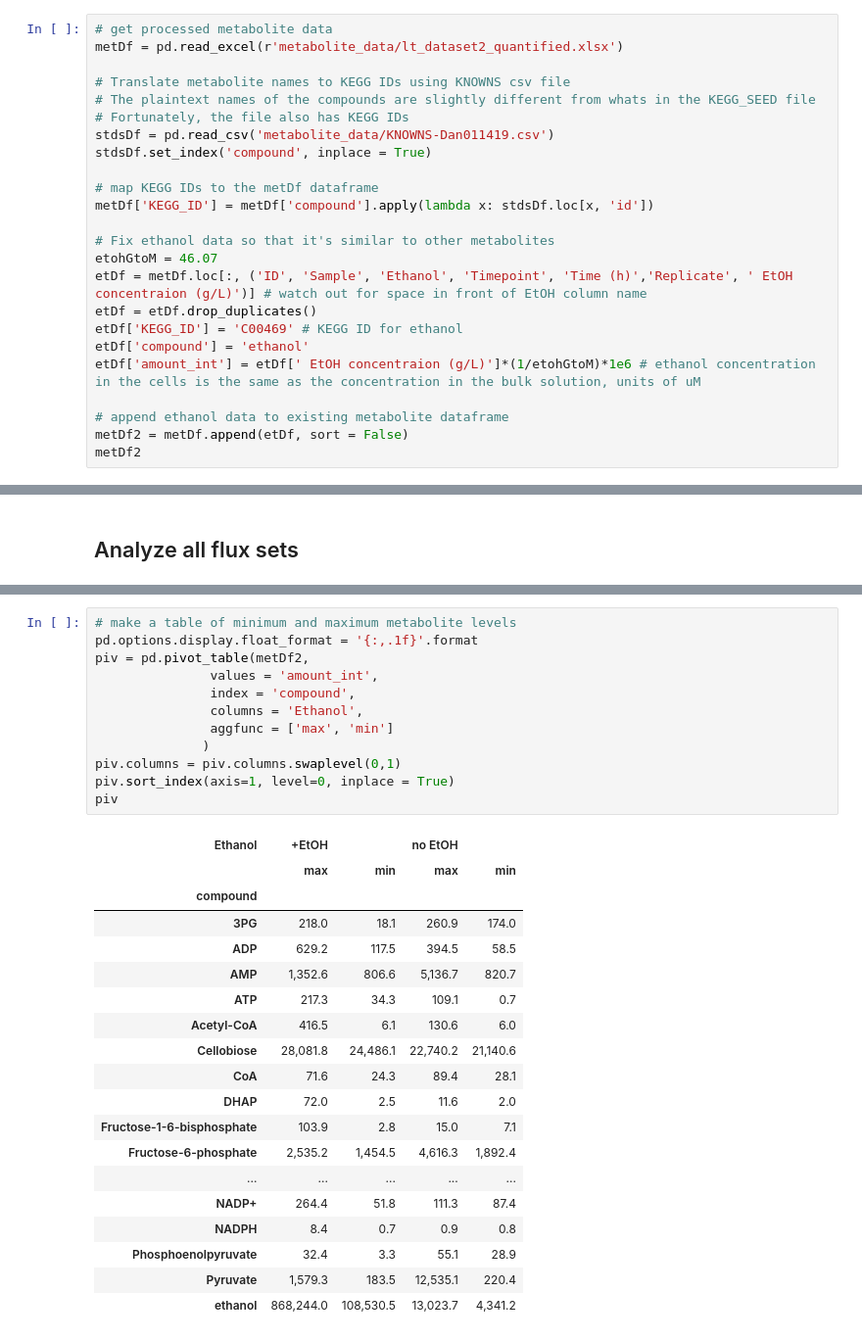
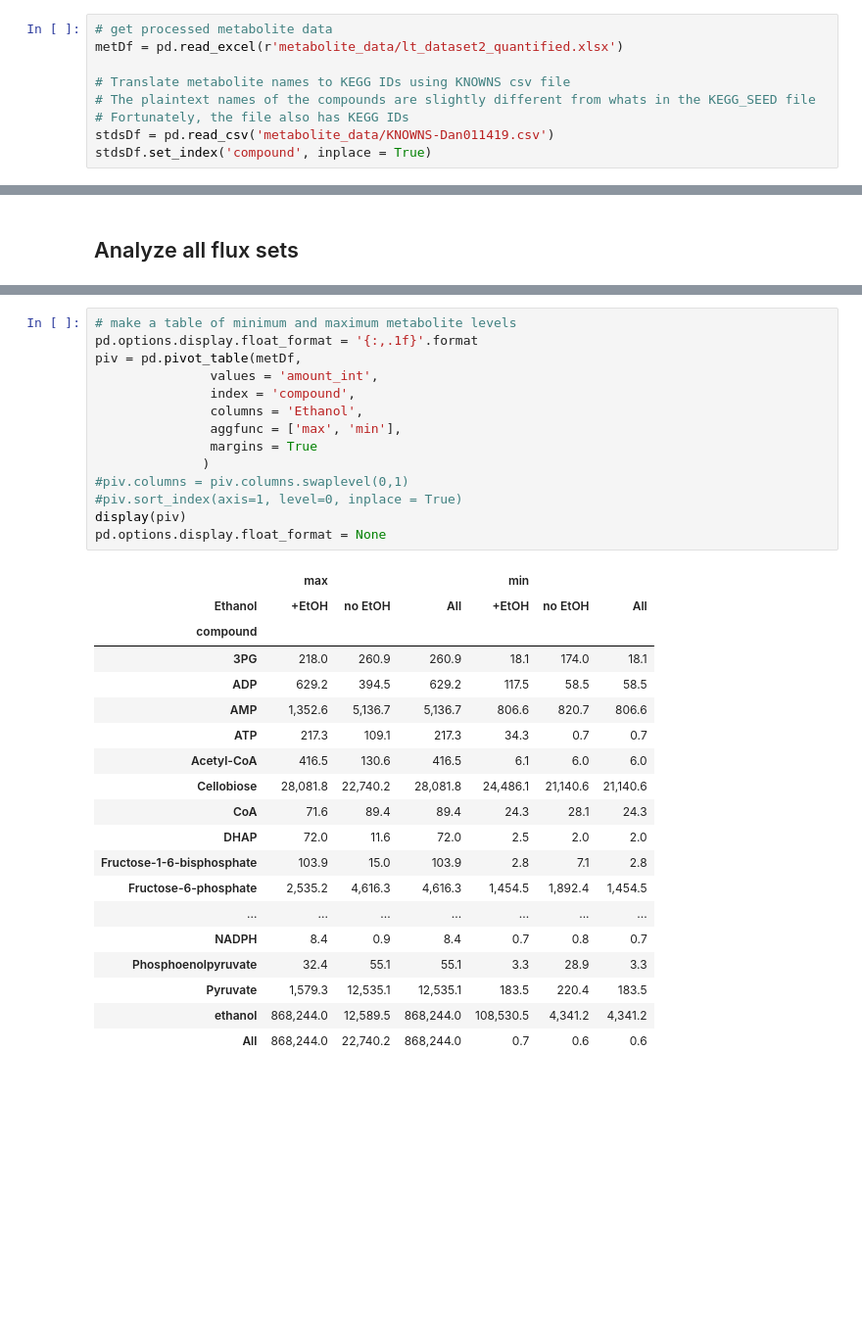
Before and after one commit to satyakamdash/Ctherm_thermo, a Jupyter notebook: Analyzing_metabolites_DO.ipynb, the cells around one changed output, grey strips where cells are left out. Shown at 98% size. Cells and saved outputs as stored; diff of their text form; blank space fills up the shorter version.

```diff
--- a/Analyzing_metabolites_DO.ipynb
+++ b/Analyzing_metabolites_DO.ipynb
@@ -157,18 +160,3 @@ metDf = pd.read_excel(r'metabolite_data/lt_dataset2_quantified.xlsx')
 # Fortunately, the file also has KEGG IDs
 stdsDf = pd.read_csv('metabolite_data/KNOWNS-Dan011419.csv')
 stdsDf.set_index('compound', inplace = True)
-
-# map KEGG IDs to the metDf dataframe
-metDf['KEGG_ID'] = metDf['compound'].apply(lambda x: stdsDf.loc[x, 'id'])
-
-# Fix ethanol data so that it's similar to other metabolites
-etohGtoM = 46.07
-etDf = metDf.loc[:, ('ID', 'Sample', 'Ethanol', 'Timepoint', 'Time (h)','Replicate', ' EtOH concentraion (g/L)')] # watch out for space in front of EtOH column name
-etDf = etDf.drop_duplicates()
-etDf['KEGG_ID'] = 'C00469' # KEGG ID for ethanol
-etDf['compound'] = 'ethanol'
-etDf['amount_int'] = etDf[' EtOH concentraion (g/L)']*(1/etohGtoM)*1e6 # ethanol concentration in the cells is the same as the concentration in the bulk solution, units of uM
-
-# append ethanol data to existing metabolite dataframe
-metDf2 = metDf.append(etDf, sort = False)
-metDf2
@@ -569,32 +591,34 @@ sampleDf
 # %%
 # make a table of minimum and maximum metabolite levels
 pd.options.display.float_format = '{:,.1f}'.format
-piv = pd.pivot_table(metDf2,
+piv = pd.pivot_table(metDf,
                values = 'amount_int',
                index = 'compound',
                columns = 'Ethanol',
-               aggfunc = ['max', 'min']
+               aggfunc = ['max', 'min'],
+               margins = True
               )
-piv.columns = piv.columns.swaplevel(0,1)
-piv.sort_index(axis=1, level=0, inplace = True)
-piv
+#piv.columns = piv.columns.swaplevel(0,1)
+#piv.sort_index(axis=1, level=0, inplace = True)
+display(piv)
+pd.options.display.float_format = None
 # %% [output]
-| Ethanol | +EtOH |  | no EtOH |  |
-|  | max | min | max | min |
-| compound |  |  |  |  |
-| 3PG | 218.0 | 18.1 | 260.9 | 174.0 |
-| ADP | 629.2 | 117.5 | 394.5 | 58.5 |
-| AMP | 1,352.6 | 806.6 | 5,136.7 | 820.7 |
-| ATP | 217.3 | 34.3 | 109.1 | 0.7 |
-| Acetyl-CoA | 416.5 | 6.1 | 130.6 | 6.0 |
-| Cellobiose | 28,081.8 | 24,486.1 | 22,740.2 | 21,140.6 |
-| CoA | 71.6 | 24.3 | 89.4 | 28.1 |
-| DHAP | 72.0 | 2.5 | 11.6 | 2.0 |
-| Fructose-1-6-bisphosphate | 103.9 | 2.8 | 15.0 | 7.1 |
-| Fructose-6-phosphate | 2,535.2 | 1,454.5 | 4,616.3 | 1,892.4 |
-| ... | ... | ... | ... | ... |
-| NADP+ | 264.4 | 51.8 | 111.3 | 87.4 |
-| NADPH | 8.4 | 0.7 | 0.9 | 0.8 |
-| Phosphoenolpyruvate | 32.4 | 3.3 | 55.1 | 28.9 |
-| Pyruvate | 1,579.3 | 183.5 | 12,535.1 | 220.4 |
-| ethanol | 868,244.0 | 108,530.5 | 13,023.7 | 4,341.2 |
+|  | max |  |  | min |  |  |
+| Ethanol | +EtOH | no EtOH | All | +EtOH | no EtOH | All |
+| compound |  |  |  |  |  |  |
+| 3PG | 218.0 | 260.9 | 260.9 | 18.1 | 174.0 | 18.1 |
+| ADP | 629.2 | 394.5 | 629.2 | 117.5 | 58.5 | 58.5 |
+| AMP | 1,352.6 | 5,136.7 | 5,136.7 | 806.6 | 820.7 | 806.6 |
+| ATP | 217.3 | 109.1 | 217.3 | 34.3 | 0.7 | 0.7 |
+| Acetyl-CoA | 416.5 | 130.6 | 416.5 | 6.1 | 6.0 | 6.0 |
+| Cellobiose | 28,081.8 | 22,740.2 | 28,081.8 | 24,486.1 | 21,140.6 | 21,140.6 |
+| CoA | 71.6 | 89.4 | 89.4 | 24.3 | 28.1 | 24.3 |
+| DHAP | 72.0 | 11.6 | 72.0 | 2.5 | 2.0 | 2.0 |
+| Fructose-1-6-bisphosphate | 103.9 | 15.0 | 103.9 | 2.8 | 7.1 | 2.8 |
+| Fructose-6-phosphate | 2,535.2 | 4,616.3 | 4,616.3 | 1,454.5 | 1,892.4 | 1,454.5 |
+| ... | ... | ... | ... | ... | ... | ... |
+| NADPH | 8.4 | 0.9 | 8.4 | 0.7 | 0.8 | 0.7 |
+| Phosphoenolpyruvate | 32.4 | 55.1 | 55.1 | 3.3 | 28.9 | 3.3 |
+| Pyruvate | 1,579.3 | 12,535.1 | 12,535.1 | 183.5 | 220.4 | 183.5 |
+| ethanol | 868,244.0 | 12,589.5 | 868,244.0 | 108,530.5 | 4,341.2 | 4,341.2 |
+| All | 868,244.0 | 22,740.2 | 868,244.0 | 0.7 | 0.6 | 0.6 |
```
Also changed, not shown: parts of 19 cells of this notebook.
